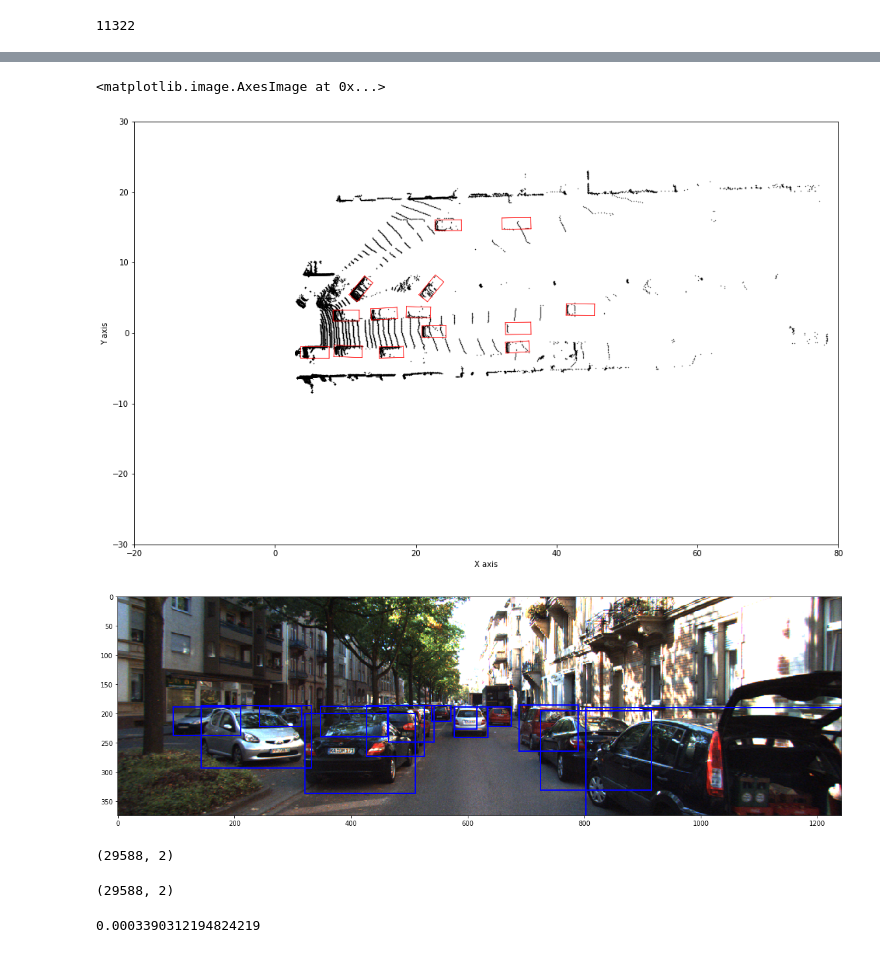
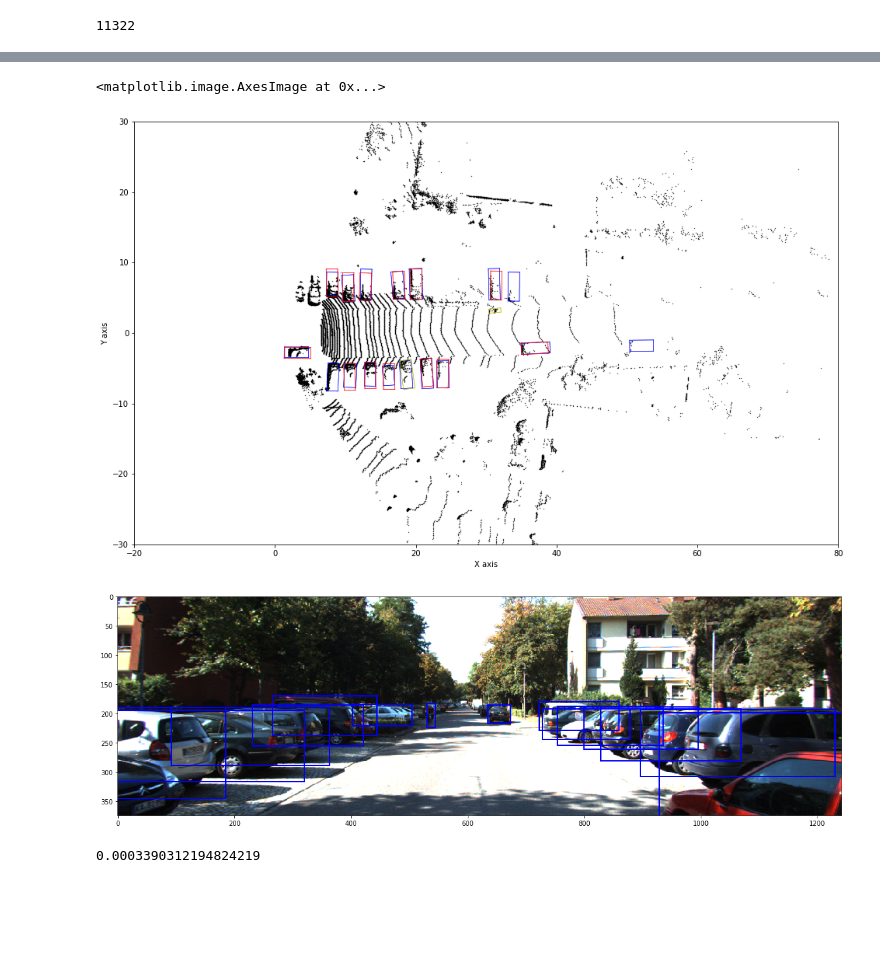
Before and after one commit to kwea123/frustum-pointnets-work, a Jupyter notebook: train/visualization.ipynb, the cells around one changed output, grey strips where cells are left out. Cells and saved outputs as stored; diff of their text form; code cells hidden in the pictures; blank space fills up the shorter version.

Commit message:
update model

```diff
--- a/train/visualization.ipynb
+++ b/train/visualization.ipynb
@@ -27,7 +27,7 @@ import provider
 
 # Set training configurations
 BATCH_SIZE = 32
-MODEL_PATH = '/home/ubuntu/workspace/frustum-pointnets/train/log_v1modified-v2box/model.ckpt'
+MODEL_PATH = '/home/ubuntu/workspace/frustum-pointnets/train/log_v1modified-v2box-3/model.ckpt'
 GPU_INDEX = 0
 NUM_POINT = 1024
 MODEL = importlib.import_module('frustum_pointnets_v1')
@@ -412,7 +412,7 @@ def boxes_intersect(corners1, corners2):
     rect2 = Polygon(corners2[:4, [0, 2]])
     return rect1.intersects(rect2)
 # %%
-img_id = 1908
+img_id = 2615
 
 calib = Calibration('/home/ubuntu/workspace/frustum-pointnets/dataset/KITTI/object/training/calib/%06d.txt'%img_id)
 path = '/home/ubuntu/workspace/frustum-pointnets/dataset/KITTI/object/training/velodyne/%06d.bin'%img_id
@@ -425,12 +425,7 @@ df_gt = read_detection('/home/ubuntu/workspace/frustum-pointnets/dataset/KITTI/o
 img = np.array(Image.open('/home/ubuntu/workspace/frustum-pointnets/dataset/KITTI/object/training/image_2/%06d.png'%img_id))
 img_h, img_w, _ = img.shape
 
-thr = 0.2
-
-# # show gt boxes
-# for o in range(len(df_gt)):
-#     corners_3d_cam2 = compute_3d_box_cam2(*df_gt.loc[o, ['height', 'width', 'length', 'pos_x', 'pos_y', 'pos_z', 'rot_y']])
-#     draw_box(ax, calib.project_rect_to_velo(corners_3d_cam2.T).T, axes=[0, 1], color='b')
+thr = 0.25
 
 ti = time.time()
 pts_2d = calib.project_velo_to_image(points[:, :3])
@@ -442,8 +437,32 @@ print(len(points), time.time()-ti)
 all_sample_points = []
 one_hot_vecs = []
 frustum_angles = []
-types, boxes_2d = kitti_detector_2d.detect_image(img)#read_detection_2d(img_id)
 
+# show bev results
+boxes_2d = read_detection_bev(img_id)#kitti_detector_bev.detect_image(point_cloud_2_top(points))
+ti = time.time()
+for box_2d in boxes_2d:
+    xmin, ymin, xmax, ymax = box_2d
+    typ = 'Car'
+    frustum_angle = -1 * np.arctan2((xmin+xmax)/2.0, -(ymin+ymax)/2.0)
+    box_fov_inds = (points[:, 0]>xmin-thr) & (points[:, 0]<xmax+thr) & (points[:, 1]>ymin-thr) & (points[:, 1]<ymax+thr)
+    box_fov_velo = points.compress(box_fov_inds, axis=0)
+    if len(box_fov_velo) <= 10:
+        continue
+    box_fov_cam2 = calib.project_velo_to_rect(box_fov_velo[:, :3])
+    box_fov_cam2 = np.concatenate([box_fov_cam2, box_fov_velo[:, -1:]], axis=-1)
+    box_fov_cam2_center_view = provider.rotate_pc_along_y(box_fov_cam2, frustum_angle+np.pi/2)
+    idx = np.random.choice(len(box_fov_cam2_center_view), NUM_POINT, replace=True)
+    sample_points = box_fov_cam2_center_view[idx]
+    one_hot_vec = np.zeros((1,3))
+    one_hot_vec[0, g_type2onehotclass[typ]] = 1
+    all_sample_points += [sample_points[np.newaxis, :]]
+    one_hot_vecs += [one_hot_vec]
+    frustum_angles += [frustum_angle]
+print(time.time()-ti)
+n_det_bev = len(frustum_angles)
+
+types, boxes_2d = read_detection_2d(img_id)#kitti_detector_2d.detect_image(img)
 ti = time.time()
 for i in range(len(boxes_2d)):
     typ = types[i]
@@ -458,30 +477,6 @@ for i in range(len(boxes_2d)):
     uvdepth[0,2] = 20 # some random depth
     box2d_center_rect = calib.project_image_to_rect(uvdepth)
     frustum_angle = -1 * np.arctan2(box2d_center_rect[0,2], box2d_center_rect[0,0])
-    box_fov_cam2 = calib.project_velo_to_rect(box_fov_velo[:, :3])
-    box_fov_cam2 = np.concatenate([box_fov_cam2, box_fov_velo[:, -1:]], axis=-1)
-    box_fov_cam2_center_view = provider.rotate_pc_along_y(box_fov_cam2, frustum_angle+np.pi/2)
-    idx = np.random.choice(len(box_fov_cam2_center_view), NUM_POINT, replace=True)
-    sample_points = box_fov_cam2_center_view[idx]
-    one_hot_vec = np.zeros((1,3))
-    one_hot_vec[0, g_type2onehotclass[typ]] = 1
-    all_sample_points += [sample_points[np.newaxis, :]]
-    one_hot_vecs += [one_hot_vec]
-    frustum_angles += [frustum_angle]
-print(time.time()-ti)
-n_det_2d = len(frustum_angles)
-
-# show bev results
-boxes_2d = read_detection_bev(img_id)#kitti_detector_bev.detect_image(point_cloud_2_top(points))
-ti = time.time()
-for box_2d in boxes_2d:
-    xmin, ymin, xmax, ymax = box_2d
-    typ = 'Car'
-    frustum_angle = -1 * np.arctan2((xmin+xmax)/2.0, -(ymin+ymax)/2.0)
-    box_fov_inds = (points[:, 0]>xmin-thr) & (points[:, 0]<xmax+thr) & (points[:, 1]>ymin-thr) & (points[:, 1]<ymax+thr)
-    box_fov_velo = points.compress(box_fov_inds, axis=0)
-    if len(box_fov_velo) <= 10:
-        continue
     box_fov_cam2 = calib.project_velo_to_rect(box_fov_velo[:, :3])
     box_fov_cam2 = np.concatenate([box_fov_cam2, box_fov_velo[:, -1:]], axis=-1)
     box_fov_cam2_center_view = provider.rotate_pc_along_y(box_fov_cam2, frustum_angle+np.pi/2)
@@ -517,8 +512,13 @@ print(len(boxes_3d_cam2), time.time()-ti)
 
 fig, ax = plt.subplots(figsize=(20, 10))
 draw_point_cloud(ax, points, axes=[0, 1])
+# show gt boxes
+for o in range(len(df_gt)):
+    corners_3d_cam2 = compute_3d_box_cam2(*df_gt.loc[o, ['height', 'width', 'length', 'pos_x', 'pos_y', 'pos_z', 'rot_y']])
+    draw_box(ax, calib.project_rect_to_velo(corners_3d_cam2.T).T, axes=[0, 1], color='b')
+
 for i, box_3d_cam2 in enumerate(boxes_3d_cam2):
-    color = 'r' if i < n_det_2d else 'y'
+    color = 'r' if i < n_det_bev else 'y'
     box_3d = calib.project_rect_to_velo(box_3d_cam2)
     draw_box(ax, box_3d.T, axes=[0, 1], color=color)
 fig, ax = plt.subplots(figsize=(20, 10))
@@ -542,14 +541,6 @@ plt.imshow(img)
 <matplotlib.image.AxesImage at 0x...>
-[figure, old version]
+[figure, new version]
-[figure, old version]
+[figure, new version]
-# %%
-pc_image_coord.shape
-# %% [output]
-(29588, 2)
-# %%
-pts_2d[fov_inds].shape
-# %% [output]
-(29588, 2)
 # %%
 ti = time.time()
 boxes_3d_cam2 += [corners_3d_cam2]
```
Also changed, not shown: parts of 4 cells of this notebook, 22 other files.
